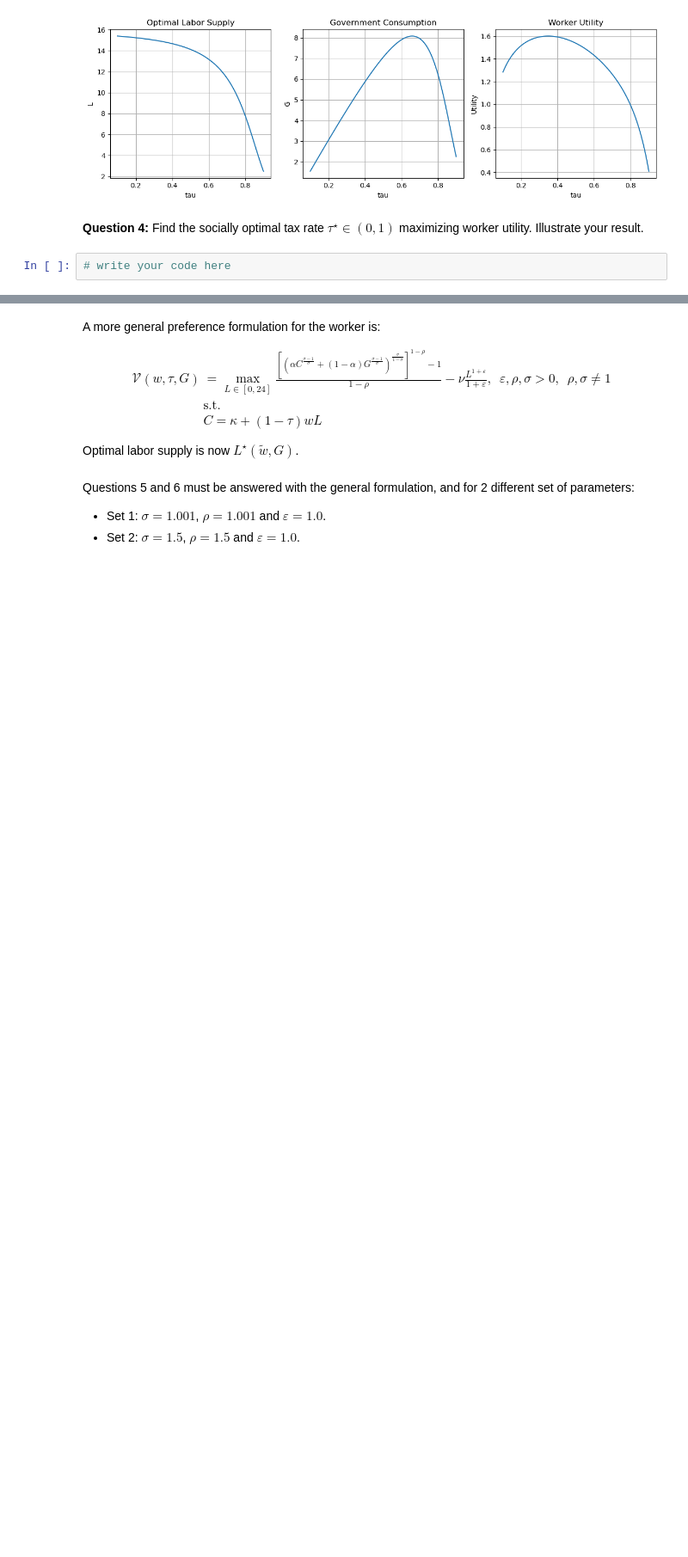
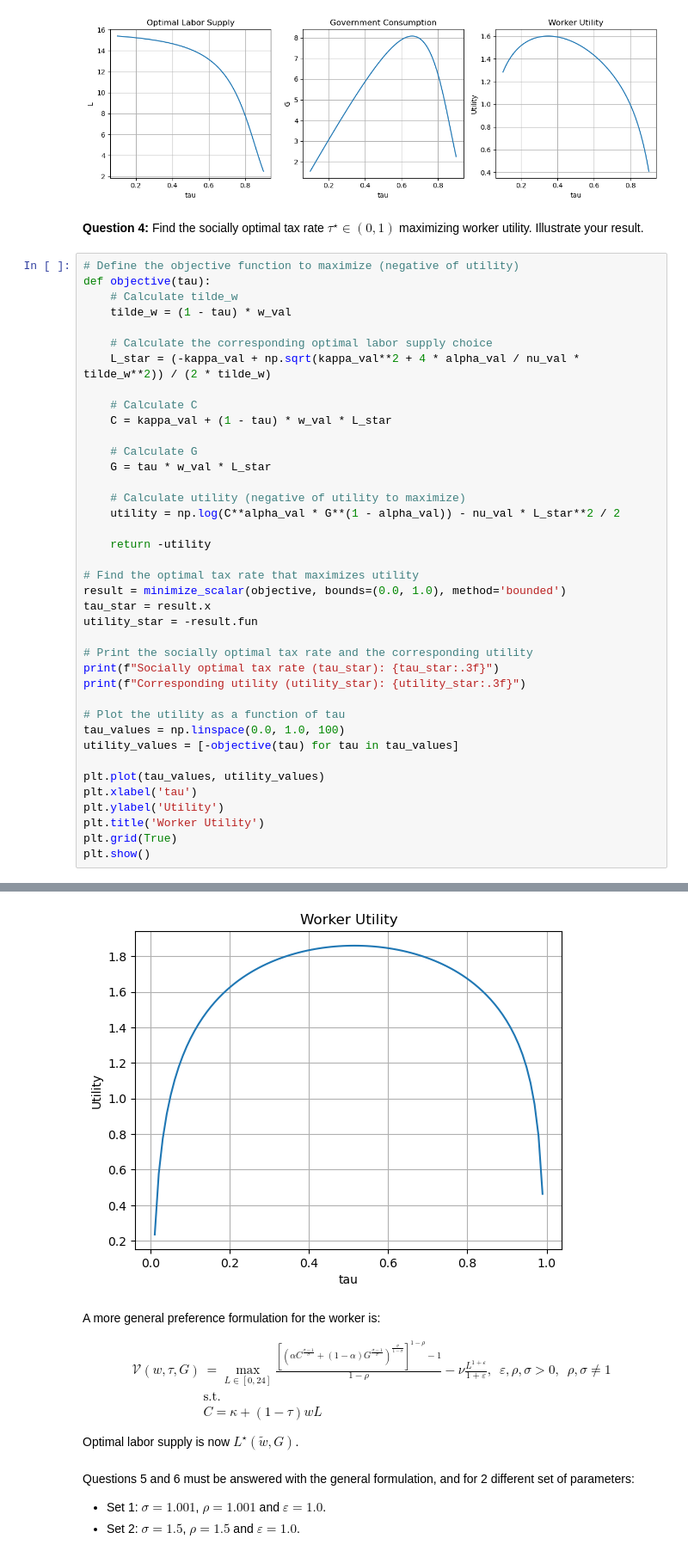
Before and after one commit to NumEconCopenhagen/projects-2023-kscd, a Jupyter notebook: Exam project/KExam-2023-notebook-kopi.ipynb, the cells around one changed output, grey strips where cells are left out. Shown at 86% size. Drawn from its saved outputs; the diff is of its cells as text; blank space fills up the shorter version.

```diff
--- a/Exam project/KExam-2023-notebook-kopi.ipynb
+++ b/Exam project/KExam-2023-notebook-kopi.ipynb
@@ -191,5 +197,43 @@ plt.show()
 [figure]
 # %% [markdown]
 **Question 4:** Find the socially optimal tax rate $\tau^{\star}\in(0,1)$ maximizing worker utility. Illustrate your result.
-# %%
-# write your code here
+# %%
+# Define the objective function to maximize (negative of utility)
+def objective(tau):
+    # Calculate tilde_w
+    tilde_w = (1 - tau) * w_val
+
+    # Calculate the corresponding optimal labor supply choice
+    L_star = (-kappa_val + np.sqrt(kappa_val**2 + 4 * alpha_val / nu_val * tilde_w**2)) / (2 * tilde_w)
+
+    # Calculate C
+    C = kappa_val + (1 - tau) * w_val * L_star
+
+    # Calculate G
+    G = tau * w_val * L_star
+
+    # Calculate utility (negative of utility to maximize)
+    utility = np.log(C**alpha_val * G**(1 - alpha_val)) - nu_val * L_star**2 / 2
+
+    return -utility
+
+# Find the optimal tax rate that maximizes utility
+result = minimize_scalar(objective, bounds=(0.0, 1.0), method='bounded')
+tau_star = result.x
+utility_star = -result.fun
+
+# Print the socially optimal tax rate and the corresponding utility
+print(f"Socially optimal tax rate (tau_star): {tau_star:.3f}")
+print(f"Corresponding utility (utility_star): {utility_star:.3f}")
+
+# Plot the utility as a function of tau
+tau_values = np.linspace(0.0, 1.0, 100)
+utility_values = [-objective(tau) for tau in tau_values]
+
+plt.plot(tau_values, utility_values)
+plt.xlabel('tau')
+plt.ylabel('Utility')
+plt.title('Worker Utility')
+plt.grid(True)
+plt.show()
+# %% [output]
@@ -196,3 +242,4 @@ plt.show()
+[figure, added]
 # %% [markdown]
 A more general preference formulation for the worker is:
 
```
Also changed, not shown: parts of 4 cells of this notebook.
